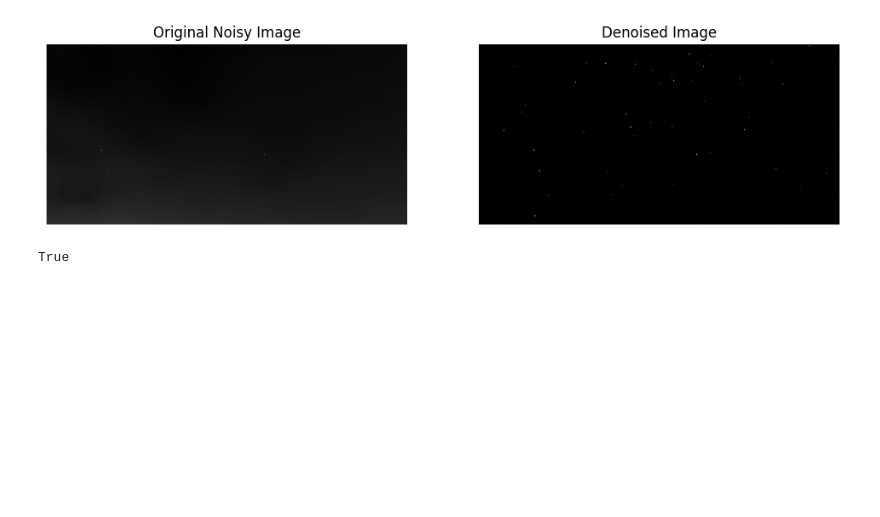
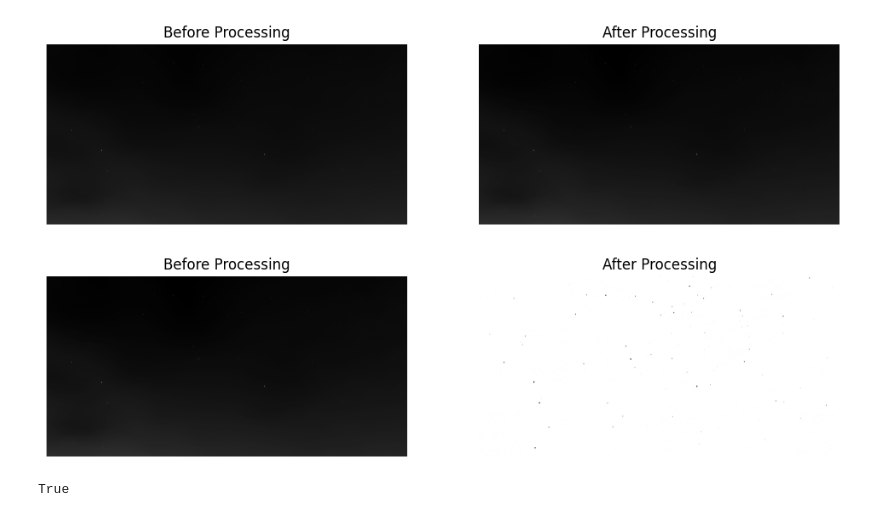
Before and after one commit to DanielEleojo/AstroIdentify, a Jupyter notebook: denoise_testing/denoise.ipynb, the cells around one changed output. Drawn from its saved outputs; the diff is of its cells as text; code cells hidden in the pictures; blank space fills up the shorter version.

Commit message:
Added more example images.

```diff
--- a/denoise_testing/denoise.ipynb
+++ b/denoise_testing/denoise.ipynb
@@ -8,12 +6,12 @@ def plot_results(original, new):
     plt.figure(figsize=(12, 6))
     plt.subplot(1, 2, 1)
     plt.imshow(original, cmap='gray')
-    plt.title("Original Noisy Image")
+    plt.title("Before Processing")
     plt.axis('off')
 
     plt.subplot(1, 2, 2)
     plt.imshow(new, cmap='gray')
-    plt.title("Denoised Image")
+    plt.title("After Processing")
     plt.axis('off')
 
     plt.show()
@@ -46,21 +18,23 @@ True
-# %%
-def adaptive_thresholding(image_path, block_size=11, C=2):
-    img = cv.imread(image_path, cv.IMREAD_GRAYSCALE)
-
-    if img is None:
-        print("Error: Image not found or could not be loaded. Check the path:", image_path)
-        return None, None
-
-    adaptive_thresh = cv.adaptiveThreshold(img, 255, cv.ADAPTIVE_THRESH_GAUSSIAN_C, cv.THRESH_BINARY, block_size, C)
-
-    return img, adaptive_thresh
-# %%
-image_path = "denoised_ursa_minor_3.jpg"
-original, thresholded = adaptive_thresholding(image_path)
-plot_results(original, thresholded)
-# %% [output]
-[figure, removed]
-# %%
-cv.imwrite("thresholded_denoised_ursa_minor_3.jpg", thresholded)
-# %% [output]
-True
+# %%
+def gaussian_denoise(image, sigma=2, kernel_size=7):
+    denoised_image = cv.GaussianBlur(image, (kernel_size, kernel_size), sigma)
+    return denoised_image
+# %%
+def adaptive_thresholding(image, block_size=31, C=2.5):
+    adaptive_threshold_image = cv.adaptiveThreshold(image, 255, cv.ADAPTIVE_THRESH_GAUSSIAN_C, cv.THRESH_BINARY, block_size, C)
+    return adaptive_threshold_image
+# %%
+image_path = "ursa_minor_3.jpg"
+image = cv.imread(image_path, cv.IMREAD_GRAYSCALE)
+
+denoised_image = gaussian_denoise(image)
+plot_results(image, denoised_image)
+cv.imwrite("denoised_"+image_path, denoised_image)
+
+thresholded_image = adaptive_thresholding(image)
+plot_results(denoised_image, thresholded_image)
+cv.imwrite("thresholded_denoised_"+image_path, thresholded_image)
+# %% [output]
+[figure, added]
+[figure, added]
+True
```
Also changed, not shown: parts of 3 cells of this notebook, 14 other files.
